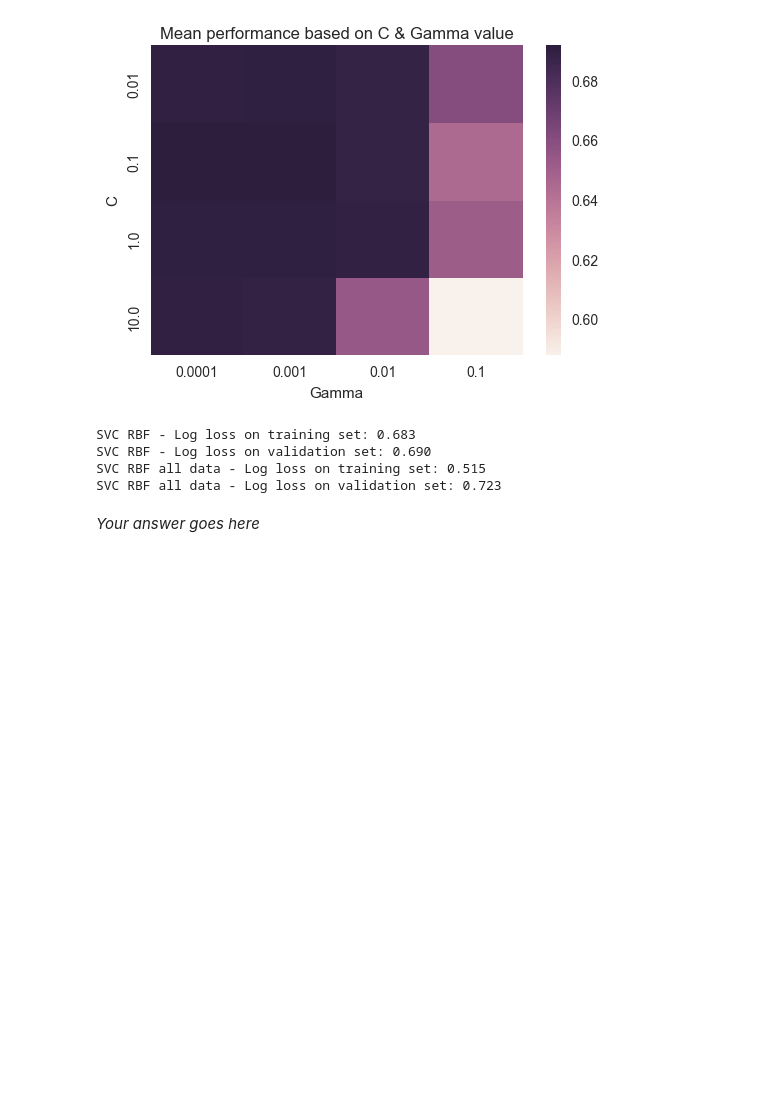
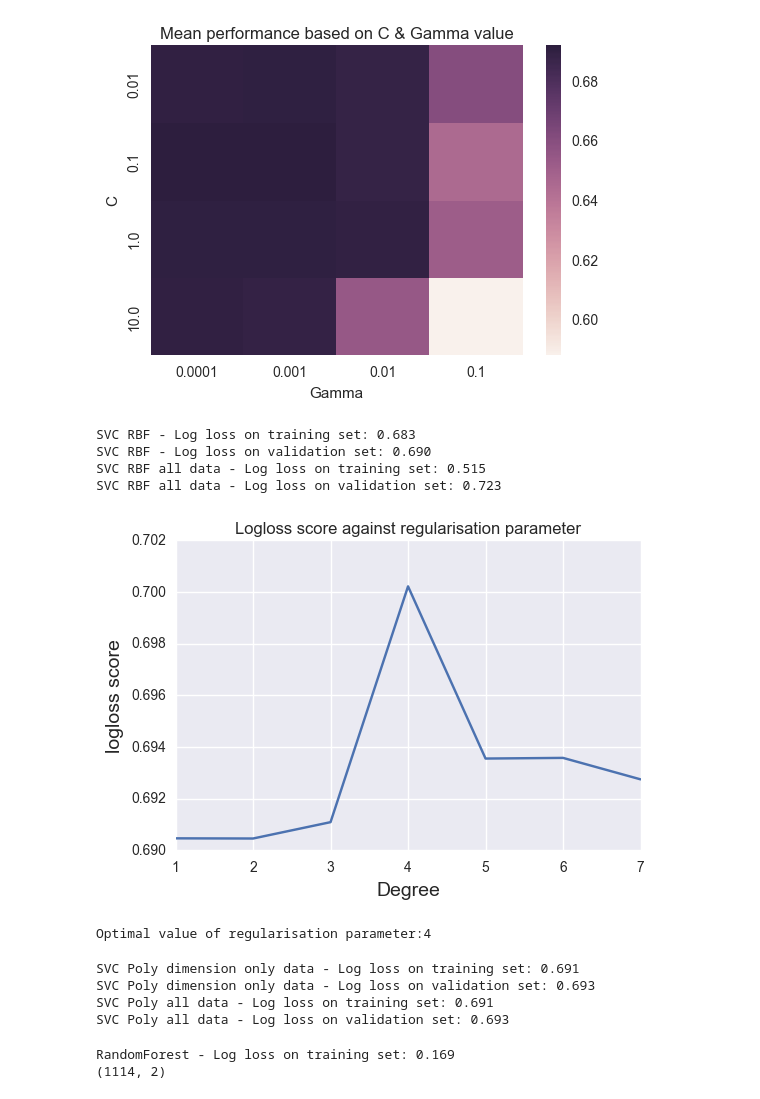
Before and after one commit to richardharmadi/iaml, a Jupyter notebook: 07_Assignment_3.ipynb, the cells around one changed output. Saved outputs shown, nothing was run; the diff lists cells and outputs as text; code cells hidden in the pictures; blank space fills up the shorter version.

```diff
--- a/07_Assignment_3.ipynb
+++ b/07_Assignment_3.ipynb
@@ -929,19 +930,22 @@ test_B = pd.read_csv(test_b_path,delimiter=',') #1114 datapoints, 501 entries di
 attribute_names = train_B.columns.values.tolist()
 
 train_all =  train_B.drop(['imgId','is_person'],axis=1) # all the datasets
-train_dim = train_log.ix[:,'dim1':'dim500'] # only dimension features
+train_dim = train_all.ix[:,'dim1':'dim500'] # only dimension features
 train_target = train_B['is_person']
 
 valid_all = valid_B.drop(['imgId','is_person'],axis=1)
-valid_dim = valid_log.ix[:,'dim1':'dim500']
+valid_dim = valid_all.ix[:,'dim1':'dim500']
 valid_target = valid_B['is_person']
 
+# Data preprocessing
 scl = StandardScaler()
 trf_train_dim =  scl.fit_transform(train_dim)
 trf_valid_dim = scl.fit_transform(valid_dim)
 trf_train_all =  scl.fit_transform(train_all)
 trf_valid_all = scl.fit_transform(valid_all)
 # %%
+# The first idea is to train multiple models and find one that perform the best.
+ls = np.logspace(-5, 5, num=20)
 # Logistic Regression - Data Dimensions
 #lr_dim = LogisticRegression(solver='lbfgs') # give worse performance
 lr_dim = LogisticRegressionCV(Cs=ls,cv=3,solver='lbfgs',refit=True)
@@ -956,13 +960,13 @@ print('RandomForest - Log loss on training set: {:.3f}'.format(log_loss(train_ta
 print('RandomForest - Log loss on validation set: {:.3f}'.format(log_loss(valid_target,rf4.predict_proba(trf_valid_all))))
 
 # minimizing the log loss
-LogisticReg - Log loss on training set: 0.499
-LogisticReg - Log loss on validation set: 0.584
+#LogisticReg - Log loss on training set: 0.499
+#LogisticReg - Log loss on validation set: 0.584
 
 # All attributes non transformed for Random Forest
-RandomForest - Log loss on training set: 0.166
-RandomForest - Log loss on validation set: 0.564
+#RandomForest - Log loss on training set: 0.166
+#RandomForest - Log loss on validation set: 0.564
 
-SVC RBF all data untransformed - Log loss on training set: 0.542
-SVC RBF all data unstransformed - Log loss on validation set: 0.538
+#SVC RBF all data untransformed - Log loss on training set: 0.542
+#SVC RBF all data unstransformed - Log loss on validation set: 0.538
 # %% [output]
@@ -1036,18 +1032,58 @@ SVC RBF all data - Log loss on training set: 0.515
 SVC RBF all data - Log loss on validation set: 0.723
 # %%
 degrees = np.arange(1,8)
+logloss_score_array=[]
 
 for train_index,test_index in kf : # the iterator from question 1.11 called 'kf', a 3 fold iterator
     X_train,X_test = trf_train_dim[train_index],trf_train_dim[test_index]
     y_train,y_test = train_target[train_index],train_target[test_index]
-    acc_score = []
+    logloss_score = []
     for degree in degrees :
-        svc_cv = SVC(kernel='poly',degree=degree)
+        svc_cv = SVC(kernel='poly',degree=degree,probability=True)
         svc_cv.fit(X_train,y_train)
-        acc_score.append(log_loss(y_train,svc_cv.predict_proba(X_train)))
-    acc_score_array.append(acc_score)
+        logloss_score.append(log_loss(y_train,svc_cv.predict_proba(X_train)))
+    logloss_score_array.append(logloss_score)
 
-mean_acc_score =  np.mean(acc_score_array, axis=0)
+mean_logloss_score =  np.mean(logloss_score_array, axis=0)
+
+plt.title('Logloss score against regularisation parameter')
+plt.plot(degrees,mean_logloss_score)
+plt.xlabel('Degree', fontsize=14)
+plt.ylabel('logloss score', fontsize=14)
+plt.show()
+
+deg_max = degrees[mean_logloss_score.argmax()] # argmax returns the index of maximum value, we would like to take the log space value that has the same index
+print ('Optimal value of regularisation parameter:{0} \n'.format(deg_max))
+# %% [output]
+[figure, added]
+Optimal value of regularisation parameter:4
+# %%
+new_poly_dim = SVC(kernel='poly',degree=4.0,probability=True)
+new_poly_dim.fit(trf_train_dim,train_target)
+print('SVC Poly dimension only data - Log loss on training set: {:.3f}'.format(log_loss(train_target,new_poly_dim.predict_proba(trf_train_dim))))
+print('SVC Poly dimension only data - Log loss on validation set: {:.3f}'.format(log_loss(valid_target,new_poly_dim.predict_proba(valid_dim))))
+
+new_poly_all = SVC(kernel='poly',degree=4.0,probability=True)
+new_poly_all.fit(trf_train_all,train_target)
+print('SVC Poly all data - Log loss on training set: {:.3f}'.format(log_loss(train_target,new_poly_all.predict_proba(trf_train_all))))
+print('SVC Poly all data - Log loss on validation set: {:.3f}'.format(log_loss(valid_target,new_poly_all.predict_proba(valid_all))))
+# %% [output]
+SVC Poly dimension only data - Log loss on training set: 0.691
+SVC Poly dimension only data - Log loss on validation set: 0.693
+SVC Poly all data - Log loss on training set: 0.691
+SVC Poly all data - Log loss on validation set: 0.693
+# %%
+# Chosen classifier : Random Forest
+# Random Forest Classifier - Transformed All Data
+rf4 = RandomForestClassifier(n_estimators=500, criterion='entropy',random_state=31)
+rf4.fit(trf_train_dim, train_target) # use the transformed input features
+print('RandomForest - Log loss on training set: {:.3f}'.format(log_loss(train_target,rf4.predict_proba(trf_train_dim))))
+
+pred_proba = rf4.predict_proba(test_B.drop('is_person',axis=1))
+print (pred_proba.shape)
+# %% [output]
+RandomForest - Log loss on training set: 0.169
+(1114, 2)
 # %%
 # Execute this cell to export your results
 from numpy import savetxt
@@ -1060,5 +1096,3 @@ def save_predictions(pred_proba):
 save_predictions(pred_proba) # You need to replace "pred_proba" with the name of the array
                              # which contains the probability estimates for the data in
                              # the test set.
-# %% [markdown]
-*Your answer goes here*
```
Also changed, not shown: parts of 5 cells of this notebook, 2 other files.
